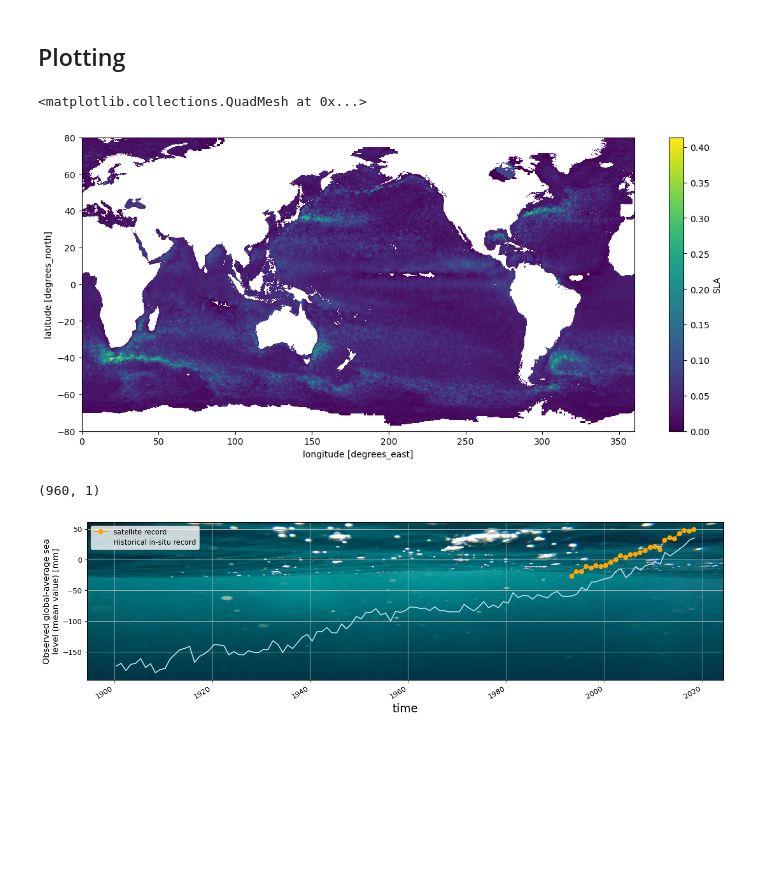
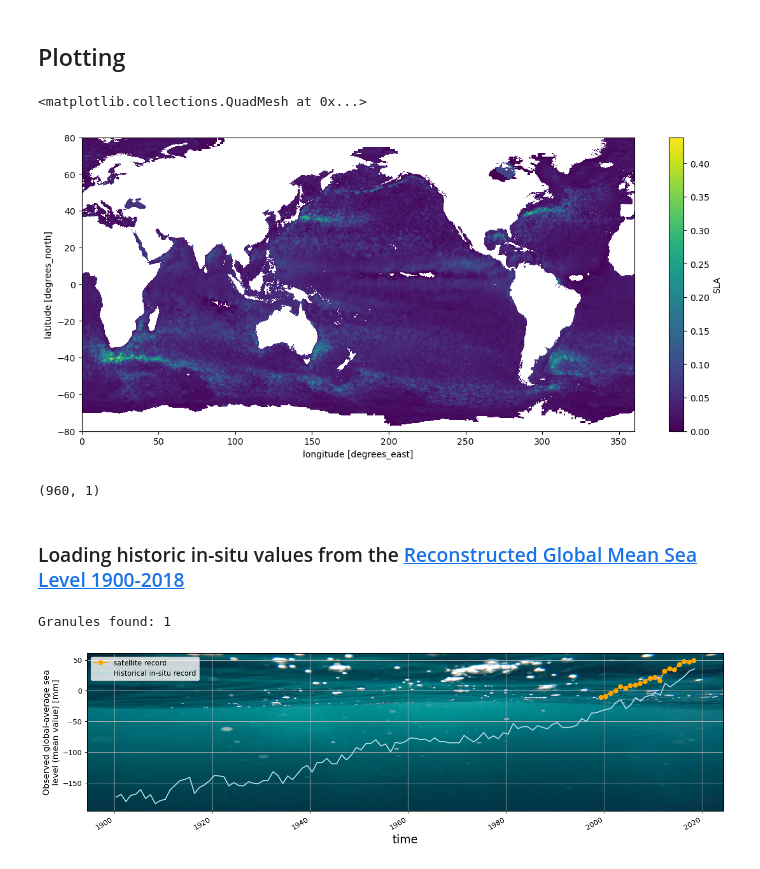
Before and after one commit to betolink/earthaccess-gallery, a Jupyter notebook: notebooks/Sea_Level_Rise/SSL.ipynb, the cells around one changed output. Cells and saved outputs as stored; diff of their text form; code cells hidden in the pictures; blank space fills up the shorter version.

```diff
--- a/notebooks/Sea_Level_Rise/SSL.ipynb
+++ b/notebooks/Sea_Level_Rise/SSL.ipynb
@@ -70,0 +92,10 @@ print(len(granules))
+# %%
+# This is equivalent to the method above.
+
+results = earthaccess.search_data(
+    short_name='SEA_SURFACE_HEIGHT_ALT_GRIDS_L4_2SATS_5DAY_6THDEG_V_JPL2205',
+    cloud_hosted=True,
+    temporal=("2017-01", "2018-01"),
+    count=10
+)
+print(f"Items retrieved: {len(results)}")
@@ -105,9 +139,13 @@ The reason for this is not that the data transfer is order of magintude slower b
 granules = []
 
 # we just grab 1 granule from May for each year of the dataset
-for year in range(1990, 2019):
-    granule = earthaccess.granule_query().short_name("SEA_SURFACE_HEIGHT_ALT_GRIDS_L4_2SATS_5DAY_6THDEG_V_JPL2205").temporal(f"{year}-05", f"{year}-06").get(1)
-    if len(granule)>0:
-        granules.append(granule[0])
+for year in range(1999, 2019):
+    print(f"Retrieving data for year: {year}")
+    results = earthaccess.search_data(
+        doi = "10.5067/SLREF-CDRV3",
+        temporal=(f"{year}-05", f"{year}-06")
+    )
+    if len(results)>0:
+        granules.append(results[0])
 print(f"Total granules: {len(granules)}")
 # %% [output]
@@ -121,6 +175,8 @@ Total granules: 26
 
 import xarray as xr
 
-ds = xr.open_mfdataset(earthaccess.open(granules), chunks={})
+fileset = earthaccess.open(granules)
+
+ds = xr.open_mfdataset(fileset, chunks={})
 ds
 # %% [output]
@@ -206,7 +262,7 @@ final
 ds.SLA.where((ds.SLA>=0) & (ds.SLA < 10)).std('Time').plot(figsize=(14,6), x='Longitude', y='Latitude')
 # %% [output]
 <matplotlib.collections.QuadMesh at 0x...>
-[figure, old version]
+[figure, new version]
 # %%
 from pyproj import Geod
 import numpy as np
@@ -237,6 +293,14 @@ ssh_area = ssl_area(ds.Latitude.data).reshape(-1,1)
 print(ssh_area.shape)
 # %% [output]
 (960, 1)
+# %% [markdown]
+### Loading historic in-situ values from the [Reconstructed Global Mean Sea Level 1900-2018](https://cmr.earthdata.nasa.gov/search/collections.umm_json?concept_id=C2491724765-POCLOUD)
+# %%
+# This dataset was moved from opendap, contains the historic in situ data
+granule = earthaccess.search_data(concept_id="C2491724765-POCLOUD")[0].data_links()[0]
+gmsl = earthaccess.open([granule])[0]
+# %% [output]
+Granules found: 1
 # %%
 %%time
 
@@ -244,35 +308,32 @@ import numpy as np
 from matplotlib import pyplot as plt
 plt.rcParams["figure.figsize"] = (16,4)
 
 img = plt.imread("underwater.jpg")
 
 fig, axs = plt.subplots()
 plt.grid(True)
 
 def global_mean(SLA, **kwargs):
     dout=((SLA*ssh_area).sum()/(SLA/SLA*ssh_area).sum())*1000
     return dout
 
 result = ds.SLA.groupby('Time').apply(global_mean)
 
 plt.xlabel('Time (year)',fontsize=16)
 plt.ylabel('Global Mean SLA (meter)',fontsize=12)
 # axs.imshow(img, aspect='auto')
 plt.grid(True)
 
-historic_ts=xr.open_dataset('https://opendap.jpl.nasa.gov/opendap/allData/homage/L4/gmsl/global_timeseries_measures.nc')
+historic_ts=xr.open_dataset(gmsl)
 
 result.plot(ax=axs, color="orange", marker="o", label='satellite record')
-
 historic_ts['global_average_sea_level_change'].plot(ax=axs, label='Historical in-situ record', color="lightblue")
-
 
 x0,x1 = axs.get_xlim()
 y0,y1 = axs.get_ylim()
 axs.imshow(img, extent=[x0, x1, y0, y1], aspect='auto')
 
-
 plt.legend()
 plt.show()
 # %% [output]
-[figure, old version]
+[figure, new version]
```
Also changed, not shown: parts of 13 cells of this notebook.
